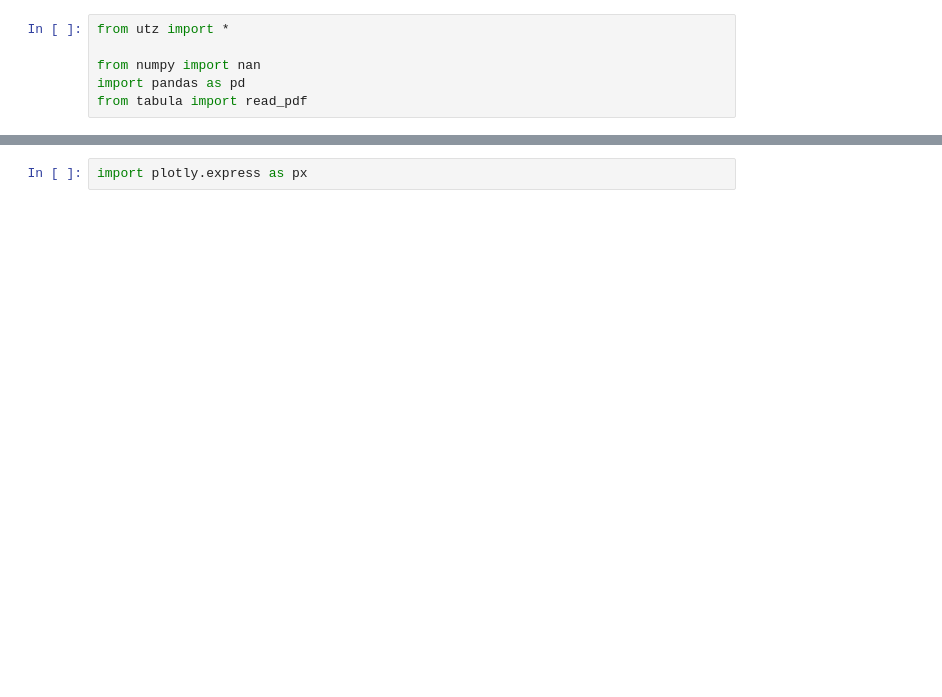
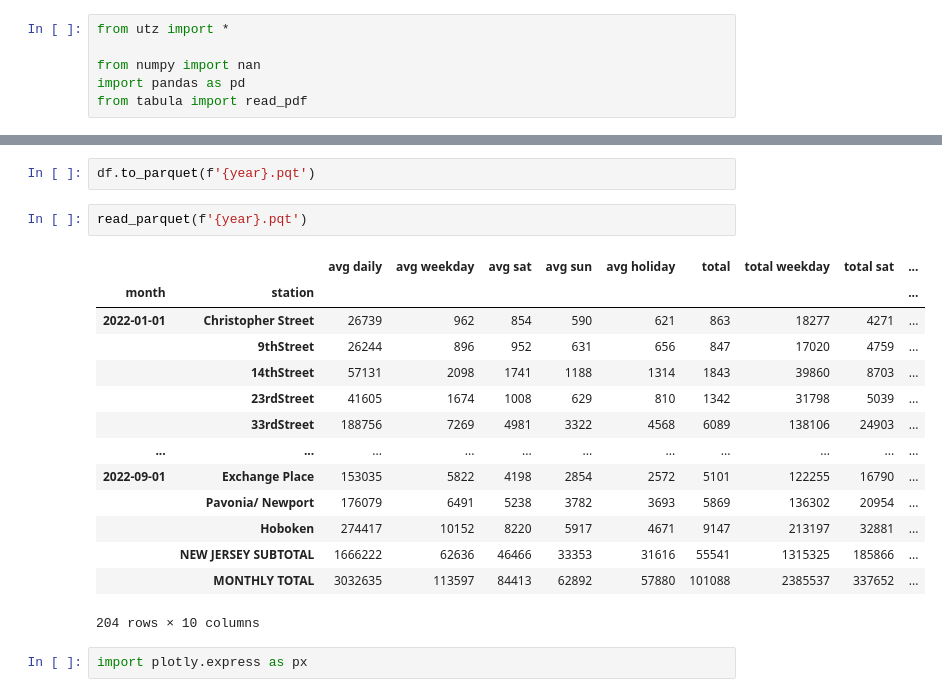
Before and after one commit to hudcostreets/hudson-transit, a Jupyter notebook: monthly.ipynb, the cells around one changed output, grey strips where cells are left out. Drawn from its saved outputs; the diff is of its cells as text; blank space fills up the shorter version.

```diff
--- a/monthly.ipynb
+++ b/monthly.ipynb
@@ -254,3 +238,22 @@ read_parquet('2022.pqt')
+# %%
+df.to_parquet(f'{year}.pqt')
+# %%
+read_parquet(f'{year}.pqt')
+# %% [output]
+|  |  | avg daily | avg weekday | avg sat | avg sun | avg holiday | total | total weekday | total sat | ... |
+| month | station |  |  |  |  |  |  |  |  | ... |
+| 2022-01-01 | Christopher Street | 26739 | 962 | 854 | 590 | 621 | 863 | 18277 | 4271 | ... |
+|  | 9thStreet | 26244 | 896 | 952 | 631 | 656 | 847 | 17020 | 4759 | ... |
+|  | 14thStreet | 57131 | 2098 | 1741 | 1188 | 1314 | 1843 | 39860 | 8703 | ... |
+|  | 23rdStreet | 41605 | 1674 | 1008 | 629 | 810 | 1342 | 31798 | 5039 | ... |
+|  | 33rdStreet | 188756 | 7269 | 4981 | 3322 | 4568 | 6089 | 138106 | 24903 | ... |
+| ... | ... | ... | ... | ... | ... | ... | ... | ... | ... | ... |
+| 2022-09-01 | Exchange Place | 153035 | 5822 | 4198 | 2854 | 2572 | 5101 | 122255 | 16790 | ... |
+|  | Pavonia/ Newport | 176079 | 6491 | 5238 | 3782 | 3693 | 5869 | 136302 | 20954 | ... |
+|  | Hoboken | 274417 | 10152 | 8220 | 5917 | 4671 | 9147 | 213197 | 32881 | ... |
+|  | NEW JERSEY SUBTOTAL | 1666222 | 62636 | 46466 | 33353 | 31616 | 55541 | 1315325 | 185866 | ... |
+|  | MONTHLY TOTAL | 3032635 | 113597 | 84413 | 62892 | 57880 | 101088 | 2385537 | 337652 | ... |
+204 rows × 10 columns
 # %%
 import plotly.express as px
 # %%
```
Also changed, not shown: parts of 24 cells of this notebook, 5 other files.
